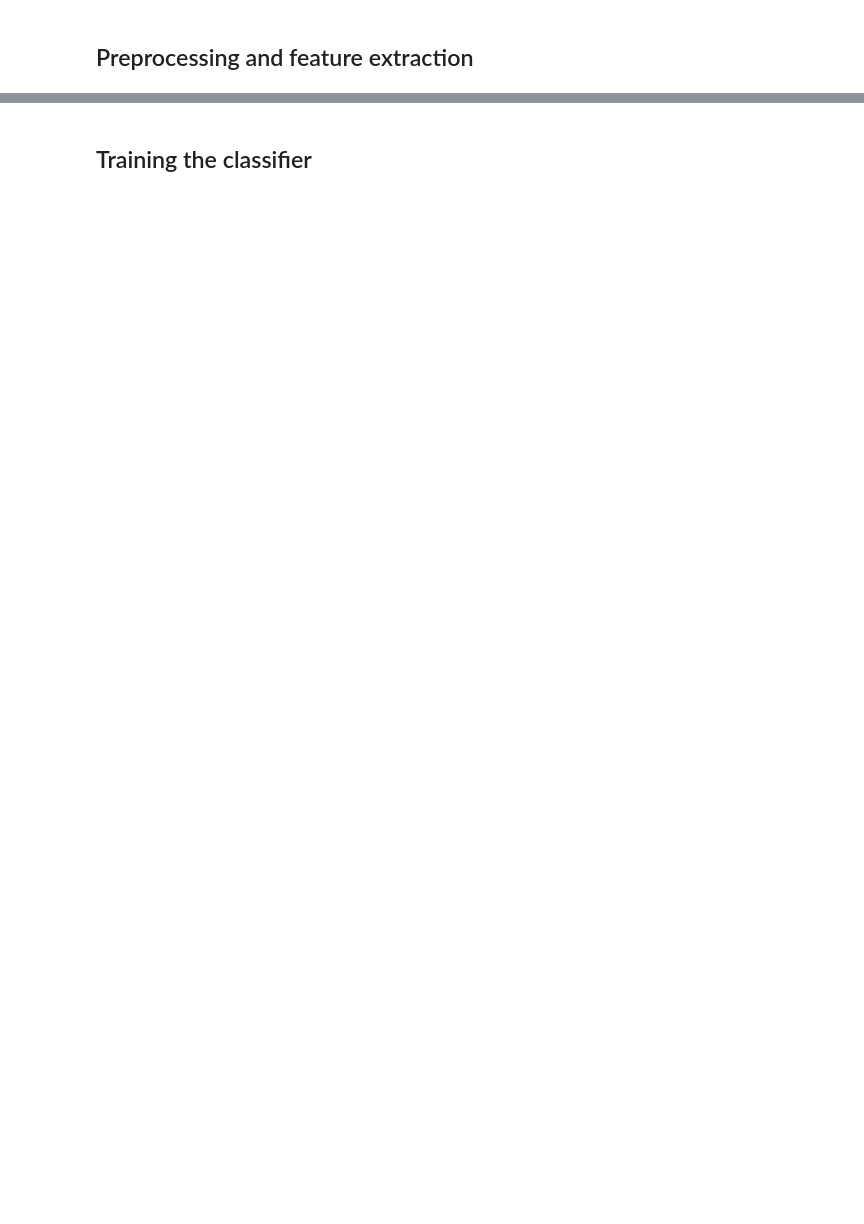
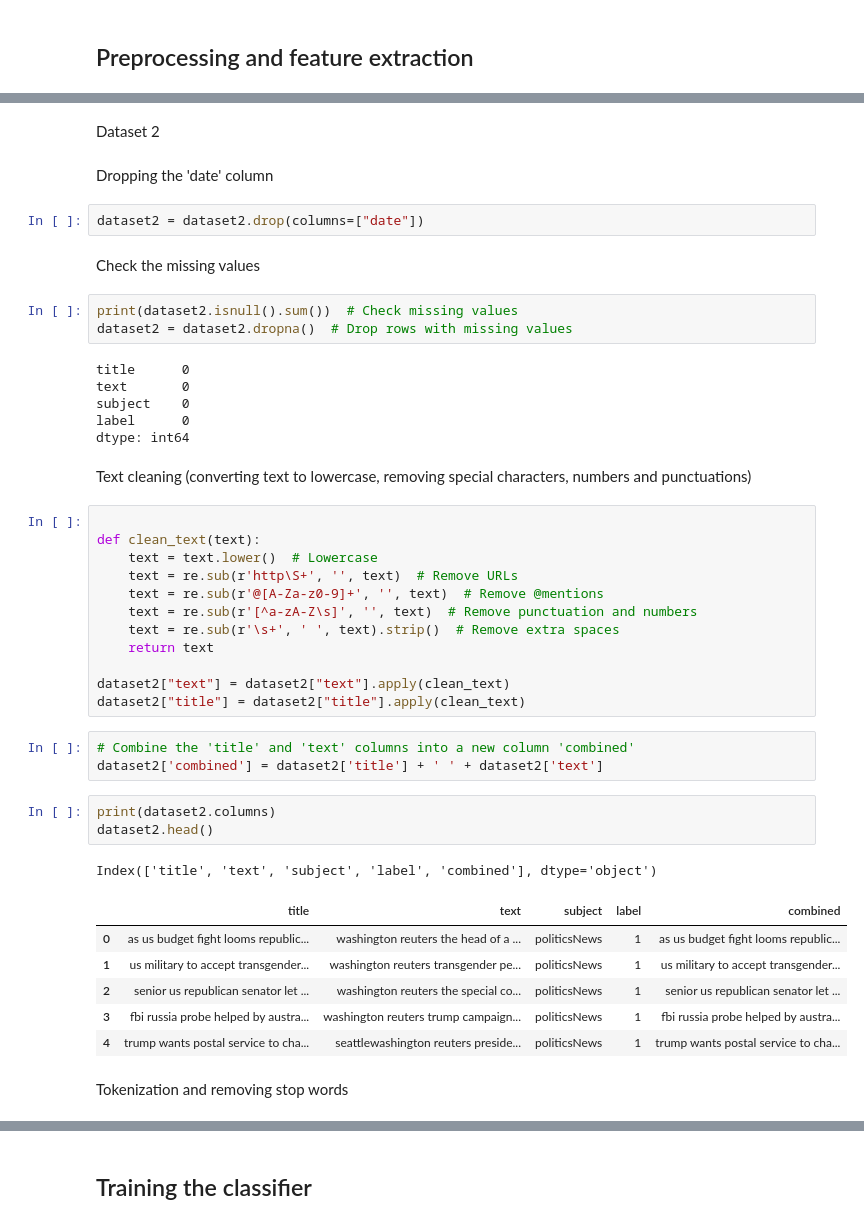
Before and after one commit to milchi03/ML_Project_3, a Jupyter notebook: classic-classifier.ipynb, the cells around one changed output, grey strips where cells are left out. Cells and saved outputs as stored; diff of their text form; blank space fills up the shorter version.

```diff
--- a/classic-classifier.ipynb
+++ b/classic-classifier.ipynb
@@ -76,0 +265,47 @@ dataset1 = dataset1.drop(columns=['combined_text_tokens', 'combined_text_stemmed
+# %% [markdown]
+Dataset 2
+# %% [markdown]
+Dropping the 'date' column
+# %%
+dataset2 = dataset2.drop(columns=["date"])
+# %% [markdown]
+Check the missing values
+# %%
+print(dataset2.isnull().sum())  # Check missing values
+dataset2 = dataset2.dropna()  # Drop rows with missing values
+# %% [output]
+title      0
+text       0
+subject    0
+label      0
+dtype: int64
+# %% [markdown]
+Text cleaning (converting text to lowercase, removing special characters, numbers and punctuations)
+# %%
+
+def clean_text(text):
+    text = text.lower()  # Lowercase
+    text = re.sub(r'http\S+', '', text)  # Remove URLs
+    text = re.sub(r'@[A-Za-z0-9]+', '', text)  # Remove @mentions
+    text = re.sub(r'[^a-zA-Z\s]', '', text)  # Remove punctuation and numbers
+    text = re.sub(r'\s+', ' ', text).strip()  # Remove extra spaces
+    return text
+
+dataset2["text"] = dataset2["text"].apply(clean_text)
+dataset2["title"] = dataset2["title"].apply(clean_text)
+# %%
+# Combine the 'title' and 'text' columns into a new column 'combined'
+dataset2['combined'] = dataset2['title'] + ' ' + dataset2['text']
+# %%
+print(dataset2.columns)
+dataset2.head()
+# %% [output]
+Index(['title', 'text', 'subject', 'label', 'combined'], dtype='object')
+|  | title | text | subject | label | combined |
+| 0 | as us budget fight looms republic... | washington reuters the head of a ... | politicsNews | 1 | as us budget fight looms republic... |
+| 1 | us military to accept transgender... | washington reuters transgender pe... | politicsNews | 1 | us military to accept transgender... |
+| 2 | senior us republican senator let ... | washington reuters the special co... | politicsNews | 1 | senior us republican senator let ... |
+| 3 | fbi russia probe helped by austra... | washington reuters trump campaign... | politicsNews | 1 | fbi russia probe helped by austra... |
+| 4 | trump wants postal service to cha... | seattlewashington reuters preside... | politicsNews | 1 | trump wants postal service to cha... |
+# %% [markdown]
+Tokenization and removing stop words
```
Also changed, not shown: parts of 22 cells of this notebook.
